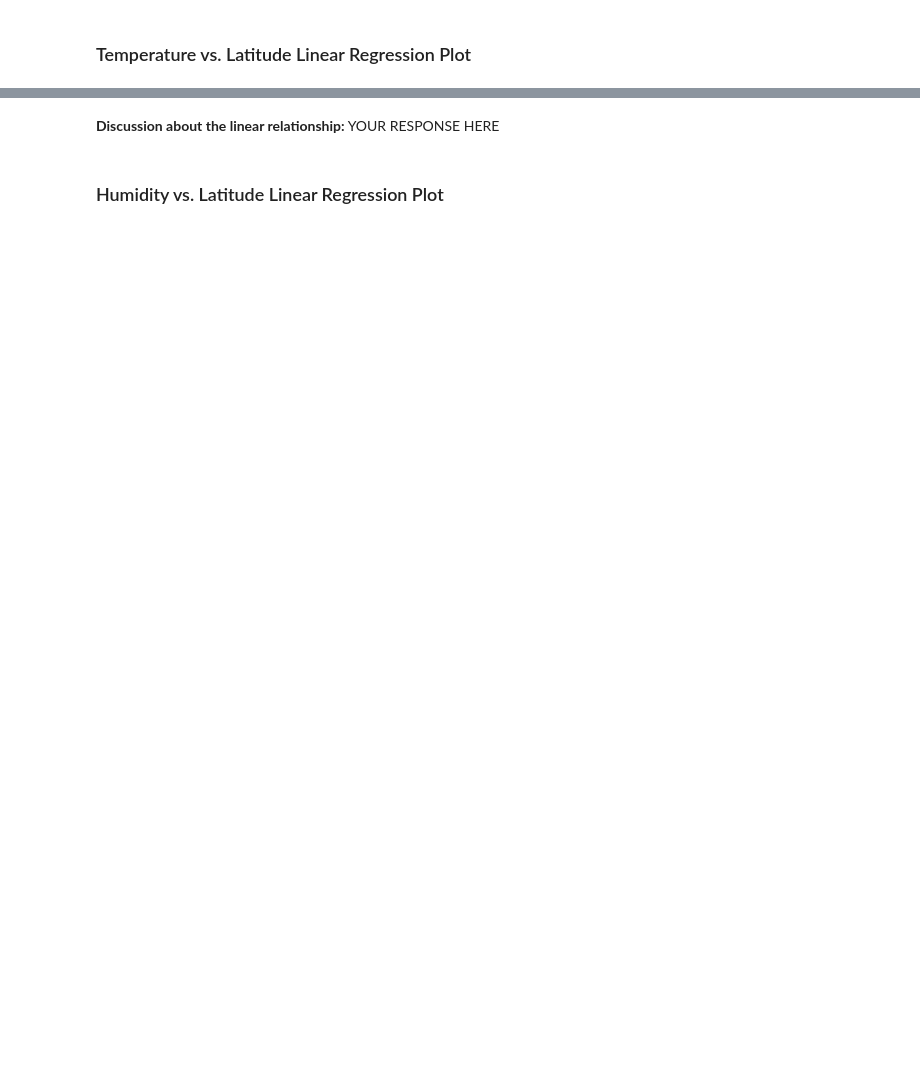
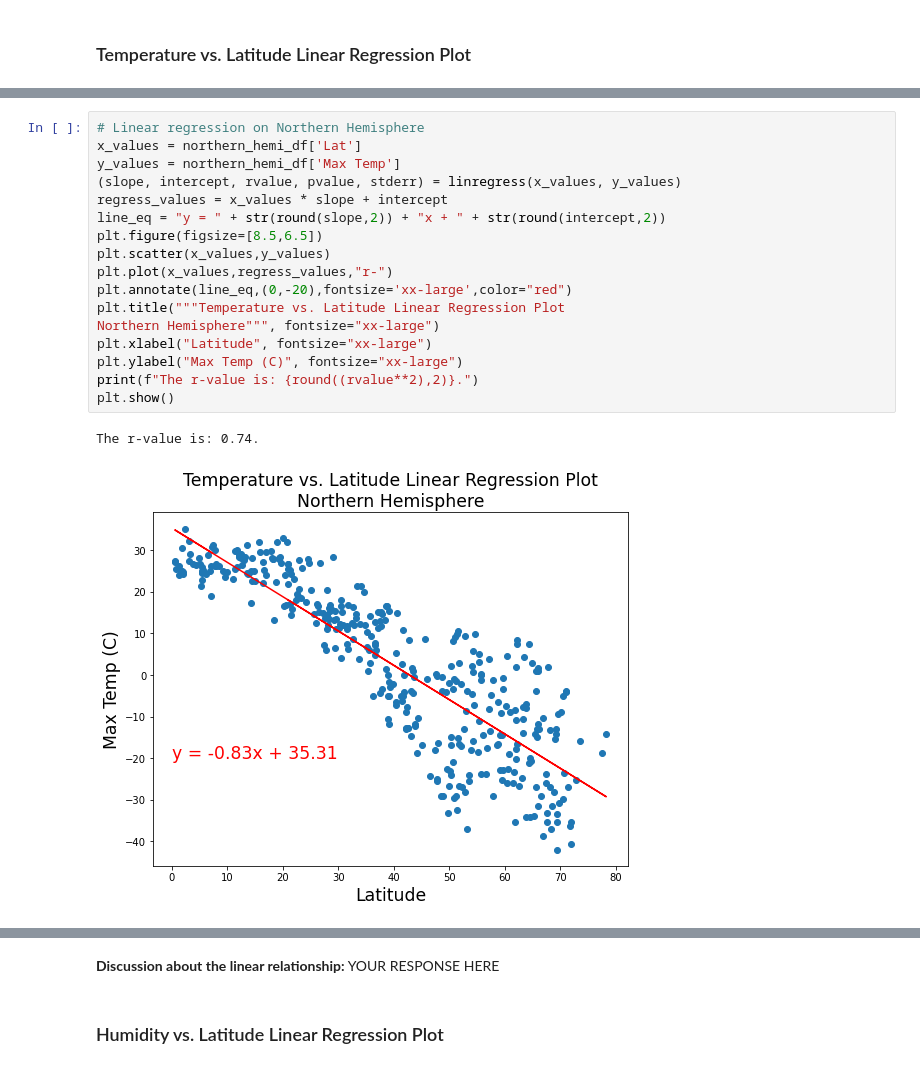
Before and after one commit to ysgorin/python-api-challenge, a Jupyter notebook: WeatherPy/WeatherPy.ipynb, the cells around one changed output, grey strips where cells are left out. Saved outputs shown, nothing was run; the diff lists cells and outputs as text; blank space fills up the shorter version.

```diff
--- a/WeatherPy/WeatherPy.ipynb
+++ b/WeatherPy/WeatherPy.ipynb
@@ -304,0 +301,20 @@ The r-value is: 0.4121057168607245
+# %%
+# Linear regression on Northern Hemisphere
+x_values = northern_hemi_df['Lat']
+y_values = northern_hemi_df['Max Temp']
+(slope, intercept, rvalue, pvalue, stderr) = linregress(x_values, y_values)
+regress_values = x_values * slope + intercept
+line_eq = "y = " + str(round(slope,2)) + "x + " + str(round(intercept,2))
+plt.figure(figsize=[8.5,6.5])
+plt.scatter(x_values,y_values)
+plt.plot(x_values,regress_values,"r-")
+plt.annotate(line_eq,(0,-20),fontsize='xx-large',color="red")
+plt.title("""Temperature vs. Latitude Linear Regression Plot
+Northern Hemisphere""", fontsize="xx-large")
+plt.xlabel("Latitude", fontsize="xx-large")
+plt.ylabel("Max Temp (C)", fontsize="xx-large")
+print(f"The r-value is: {round((rvalue**2),2)}.")
+plt.show()
+# %% [output]
+The r-value is: 0.74.
+[figure, added]
```
Also changed, not shown: parts of 20 cells of this notebook.
